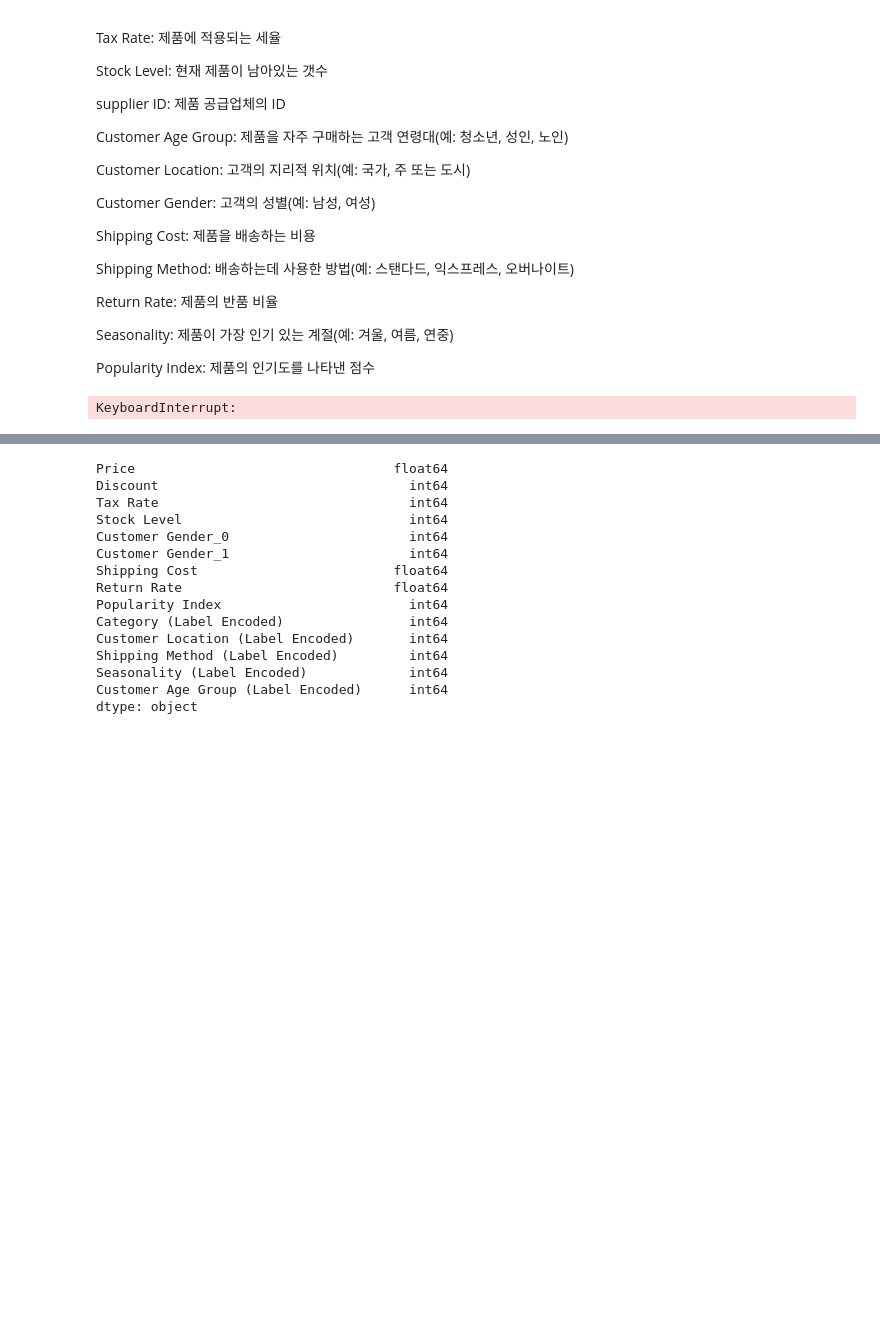
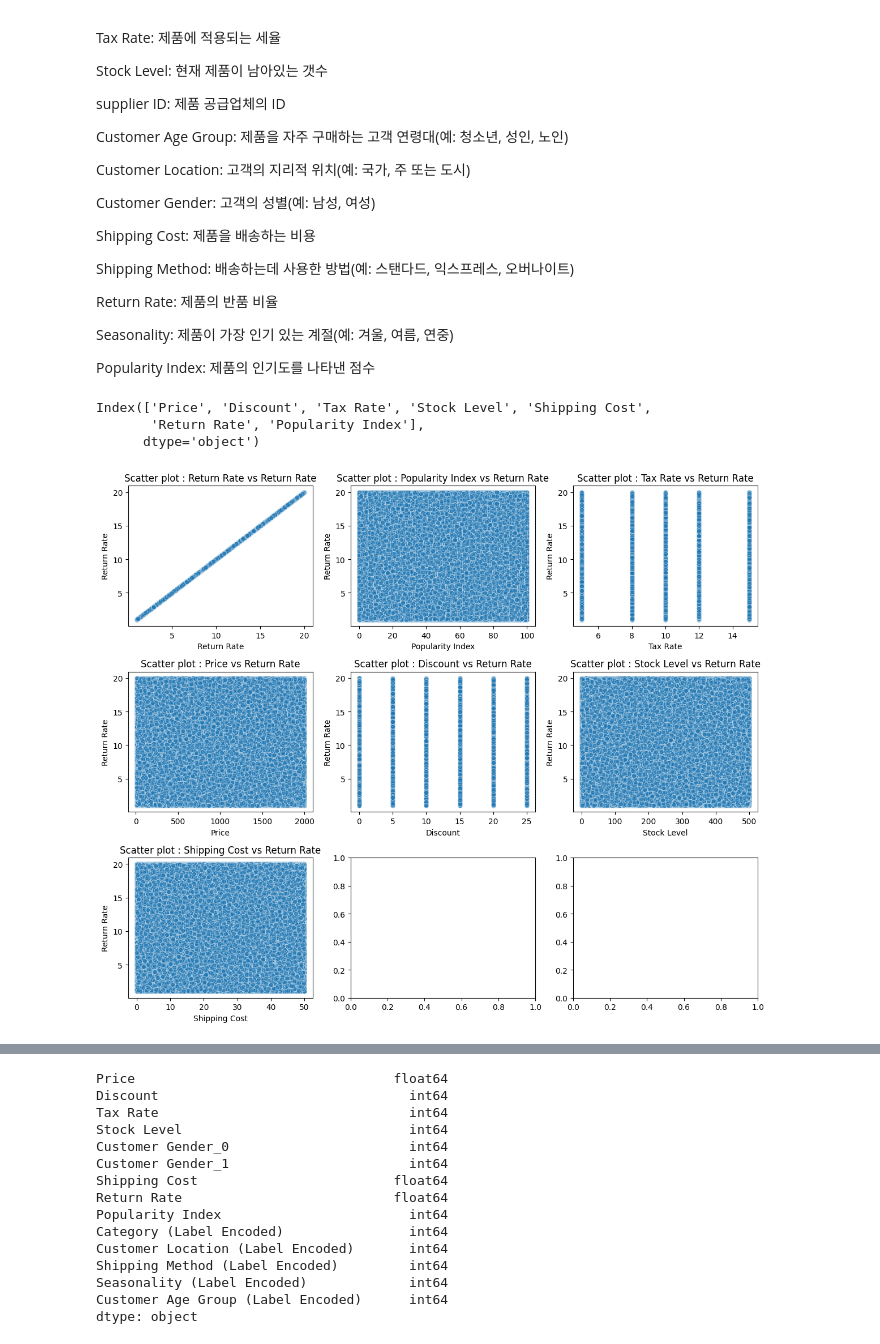
Before and after one commit to halley1116/2025_DA_study, a Jupyter notebook: team2/2주차/2nd.ipynb, the cells around one changed output, grey strips where cells are left out. Cells and saved outputs as stored; diff of their text form; code cells hidden in the pictures; blank space fills up the shorter version.

```diff
--- a/team2/2주차/2nd.ipynb
+++ b/team2/2주차/2nd.ipynb
@@ -110,20 +110,24 @@ Seasonality: 제품이 가장 인기 있는 계절(예: 겨울, 여름, 연중)
 
 Popularity Index: 제품의 인기도를 나타낸 점수
 # %%
-numeric_cols = df.select_dtypes(include=['number']).columns
+numeric_cols = df.select_dtypes(include=['int64','float64']).columns
+print(numeric_cols)
 
 correlation_matrix = df[numeric_cols].corr()
-key_features = correlation_matrix['Return Rate'].abs().sort_values(ascending=False).index[1:5]
+key_features = correlation_matrix['Return Rate'].abs().sort_values(ascending=False).index[:]
 
-fig, axes = plt.subplots(2, 2, figsize=(12, 10))
+fig, axes = plt.subplots(3, 3, figsize=(12, 10))
 axes = axes.flatten()
 
 for i, feature in enumerate(key_features):
     sns.scatterplot(x=df[feature], y=df['Return Rate'], alpha=0.5, ax=axes[i])
     axes[i].set_title(f"Scatter plot : {feature} vs Return Rate")
 
 plt.tight_layout()
 plt.show()
 # %% [output]
-KeyboardInterrupt:
+Index(['Price', 'Discount', 'Tax Rate', 'Stock Level', 'Shipping Cost',
+       'Return Rate', 'Popularity Index'],
+      dtype='object')
+[figure, added]
 # %%
```
Also changed, not shown: parts of 2 cells of this notebook.
